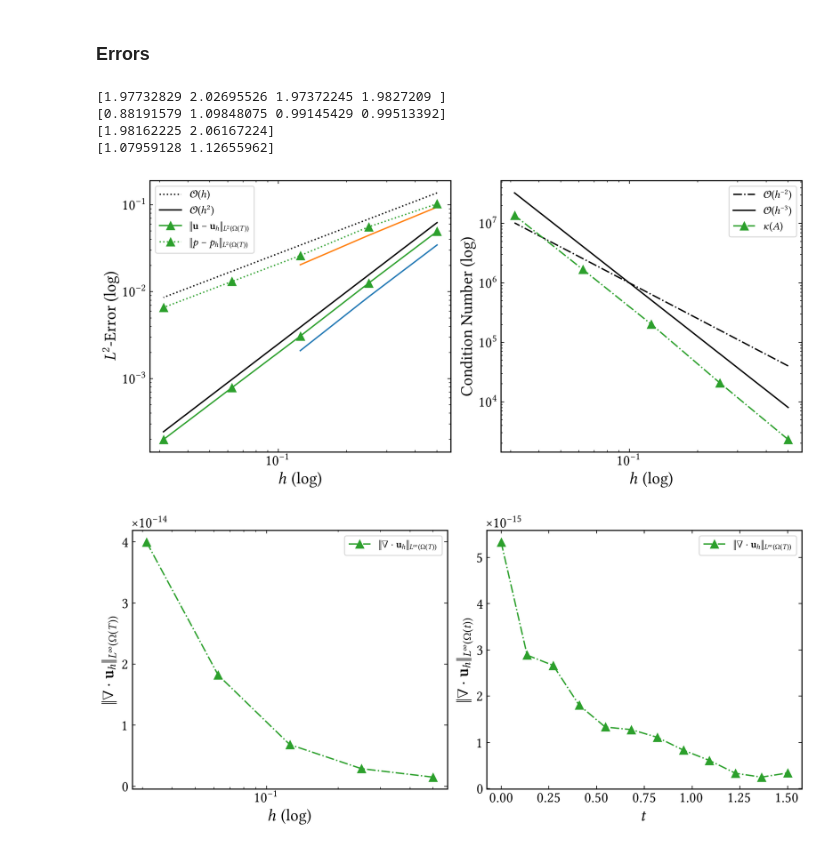
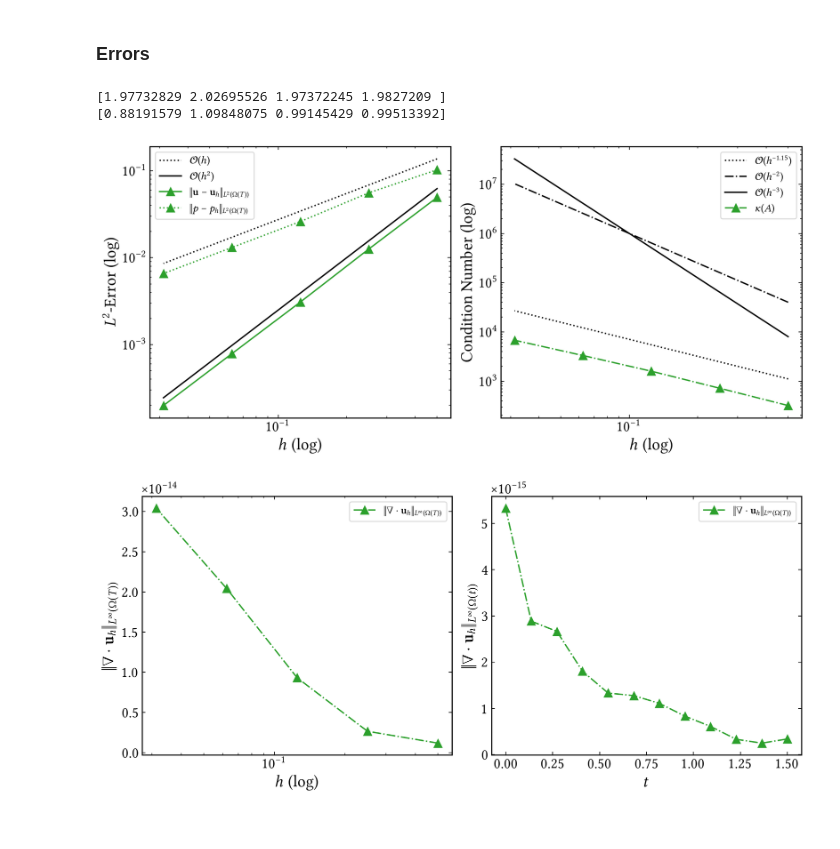
Before and after one commit to CutFEM/CutFEM-Library, a Jupyter notebook: notebook/navier_stokes/taylor_green.ipynb, the cells around one changed output. Cells and saved outputs as stored; diff of their text form; code cells hidden in the pictures.

```diff
--- a/notebook/navier_stokes/taylor_green.ipynb
+++ b/notebook/navier_stokes/taylor_green.ipynb
@@ -108,11 +108,17 @@ error_div_t = [5.32907e-15, 2.88658e-15, 2.66454e-15, 1.80411e-15, 1.33227e-15,
 error_u = [0.04948944847425846, 0.01256832742652954, 0.003083920361862892, 0.0007851515546337311, 0.0001986529560484227]
 error_p = [0.102893906025593, 0.05583500335020436, 0.02607539473823542, 0.01311515449362292, 0.006579732717677737]
 error_div = [1.498801083243961e-15, 2.886579864025407e-15, 6.827871601444713e-15, 1.820765760385257e-14, 3.996802888650564e-14]
-
 error_u_t = [0.03455893367299658, 0.008750494514558848, 0.002096077860082209]
 error_p_t =  [0.09429491648167537, 0.04461685175568429, 0.02043481381098897]
+condition_number = [2.307860e+03,2.080628e+04,2.008735e+05,1.676994e+06,1.373035e+07]
 
-condition_number = [2.307860e+03,2.080628e+04,2.008735e+05,1.676994e+06,1.373035e+07]
+# # with rescaled BDM1 elements
+error_u = [0.04948944847425901, 0.01256832742653125, 0.003083920361862206, 0.0007851515546398629, 0.000198652956014746]
+error_p = [0.1028939060255913, 0.05583500335020539, 0.02607539473823638, 0.01311515449363104, 0.006579732717675196]
+error_div = [1.193489751472043e-15, 2.664535259100376e-15, 9.325873406851315e-15, 2.042810365310288e-14, 3.042011087472929e-14]
+error_u_t = [0.03455893367299682, 0.008750494514559521, 0.00209607786008201, 0.0005226630143840648, 0.0001304635746477381]
+error_p_t = [0.09429491648167461, 0.04461685175568282, 0.02043481381098678, 0.0101398446565488, 0.005057464391851448]
+condition_number = [3.190403e+02,7.164731e+02,1.589793e+03,3.314199e+03,6.779693e+03]
 
 #h = [0.5, 0.25, 0.125, 0.0625]
 h = [0.5, 0.25, 0.125, 0.0625, 0.03125]
@@ -121,22 +127,23 @@ t = np.linspace(0, 1.5, 12)
 
 print(convergence_rate(error_u, h))
 print(convergence_rate(error_p, h))
-print(convergence_rate(error_u_t, h[:-2]))
-print(convergence_rate(error_p_t, h[:-2]))
+# print(convergence_rate(error_u_t, h))
+# print(convergence_rate(error_p_t, h))
 
 fig, (ax1, ax2) = plt.subplots(1, 2, figsize=(11, 5))
 
 ax1.loglog(h, 2.75e-1*np.power(h, 1),label=r"$\mathcal{O}(h)$", linestyle=":", color="black")
 ax1.loglog(h, 2.5e-1*np.power(h, 2),label=r"$\mathcal{O}(h^2)$", linestyle="-", color="black")
 ax1.loglog(h, error_u, label= r"$\|\mathbf{u}-\mathbf{u}_h\|_{L^2(\Omega(T))}$", marker='^', markersize=9, linestyle="-", color="C2")
-ax1.loglog(h[:-2], error_u_t)
-ax1.loglog(h[:-2], error_p_t)
+# ax1.loglog(h, error_u_t)
+# ax1.loglog(h, error_p_t)
 ax1.loglog(h, error_p, label= r"$\|p-p_h\|_{L^2(\Omega(T))}$", marker='^', markersize=9, linestyle=":", color="C2")
 ax1.set_xlabel(r"$h$ (log)")
 ax1.tick_params(axis='both', which='major')
 ax1.set_ylabel(r"$L^2$-Error (log)")
 ax1.legend()
 
+ax2.loglog(h, 5e2*np.power(h, -1.15),label=r"$\mathcal{O}(h^{-1.15})$", linestyle=":", color="black")
 ax2.loglog(h, 1e4*np.power(h, -2),label=r"$\mathcal{O}(h^{-2})$", linestyle="-.", color="black")
 ax2.loglog(h, 1e3*np.power(h, -3),label=r"$\mathcal{O}(h^{-3})$", linestyle="-", color="black")
 ax2.loglog(h, condition_number, label= r"$\kappa(A)$", marker='^', markersize=9, linestyle="-.", color="C2")
@@ -146,34 +153,32 @@ ax2.set_ylabel(r"Condition Number (log)")
 ax2.legend()
 
 fig.tight_layout()
 plt.show()
 #fig.savefig("L2_errors.pdf")
 
 
 fig, (ax1, ax2) = plt.subplots(1, 2, figsize=(11, 5))
 
 
 ax1.semilogx(h, error_div, label= r"$\|\nabla\cdot\mathbf{u}_h\|_{L^{\infty}(\Omega(T))}$", marker='^', markersize=9, linestyle="-.", color="C2")
 ax1.set_xlabel(r"$h$ (log)")
 ax1.tick_params(axis='both', which='major')
 ax1.set_ylabel(r"$\|\nabla\cdot\mathbf{u}_h\|_{L^{\infty}(\Omega(T))}$")
 ax1.legend()
 
 
 ax2.plot(t, error_div_t, label= r"$\|\nabla\cdot\mathbf{u}_h\|_{L^{\infty}(\Omega(T))}$", marker='^', markersize=9, linestyle="-.", color="C2")
 ax2.set_xlabel(r"$t$")
 ax2.tick_params(axis='both', which='major')
 ax2.set_ylabel(r"$\|\nabla\cdot\mathbf{u}_h\|_{L^{\infty}(\Omega(t))}$")
 ax2.legend()
 
 
 fig.tight_layout()
 plt.show()
 #fig.savefig("divergence_errors.pdf")
 # %% [output]
 [1.97732829 2.02695526 1.97372245 1.9827209 ]
 [0.88191579 1.09848075 0.99145429 0.99513392]
-[1.98162225 2.06167224]
-[1.07959128 1.12655962]
-[figure, old version]
+[figure, new version]
-[figure, old version]
+[figure, new version]
```
Also changed, not shown: 2 other files.
